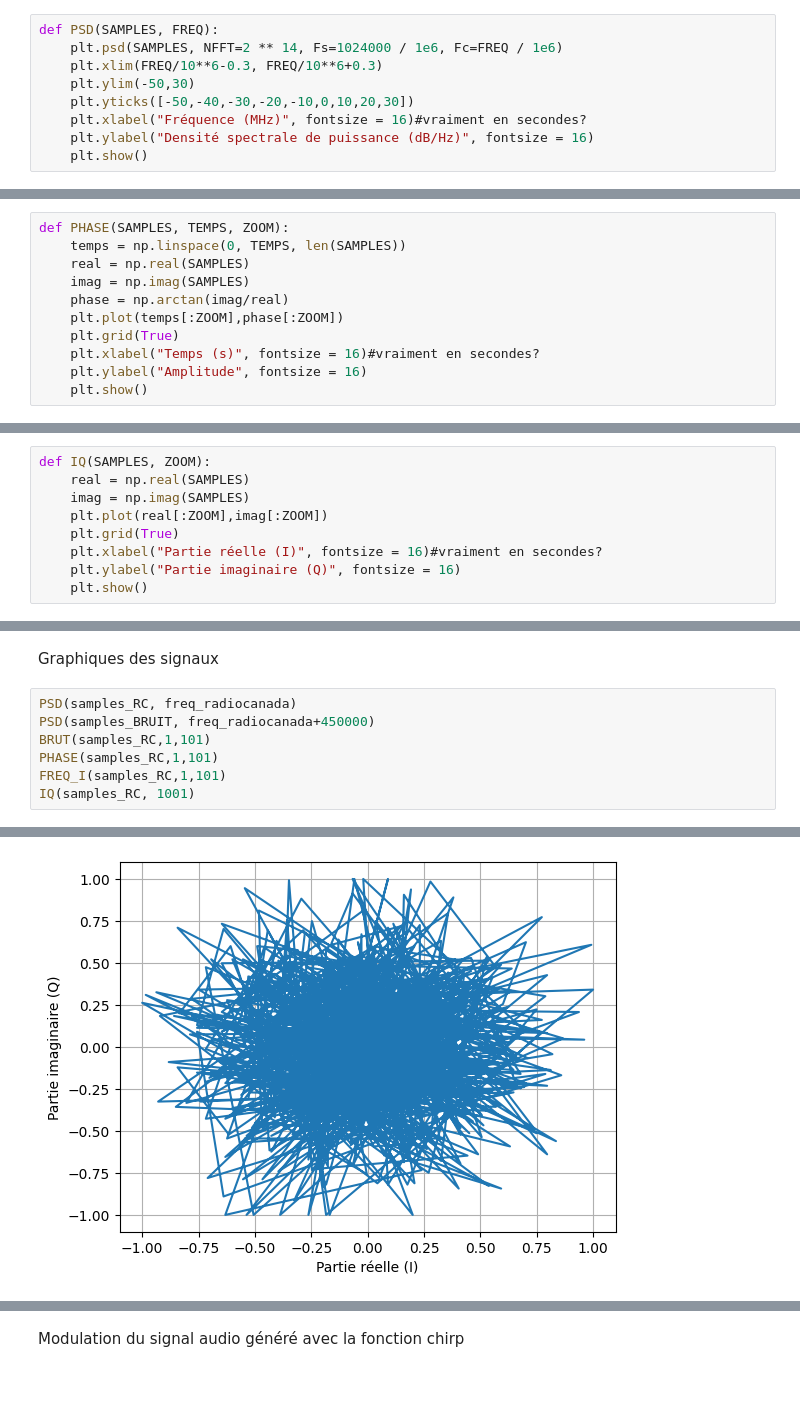
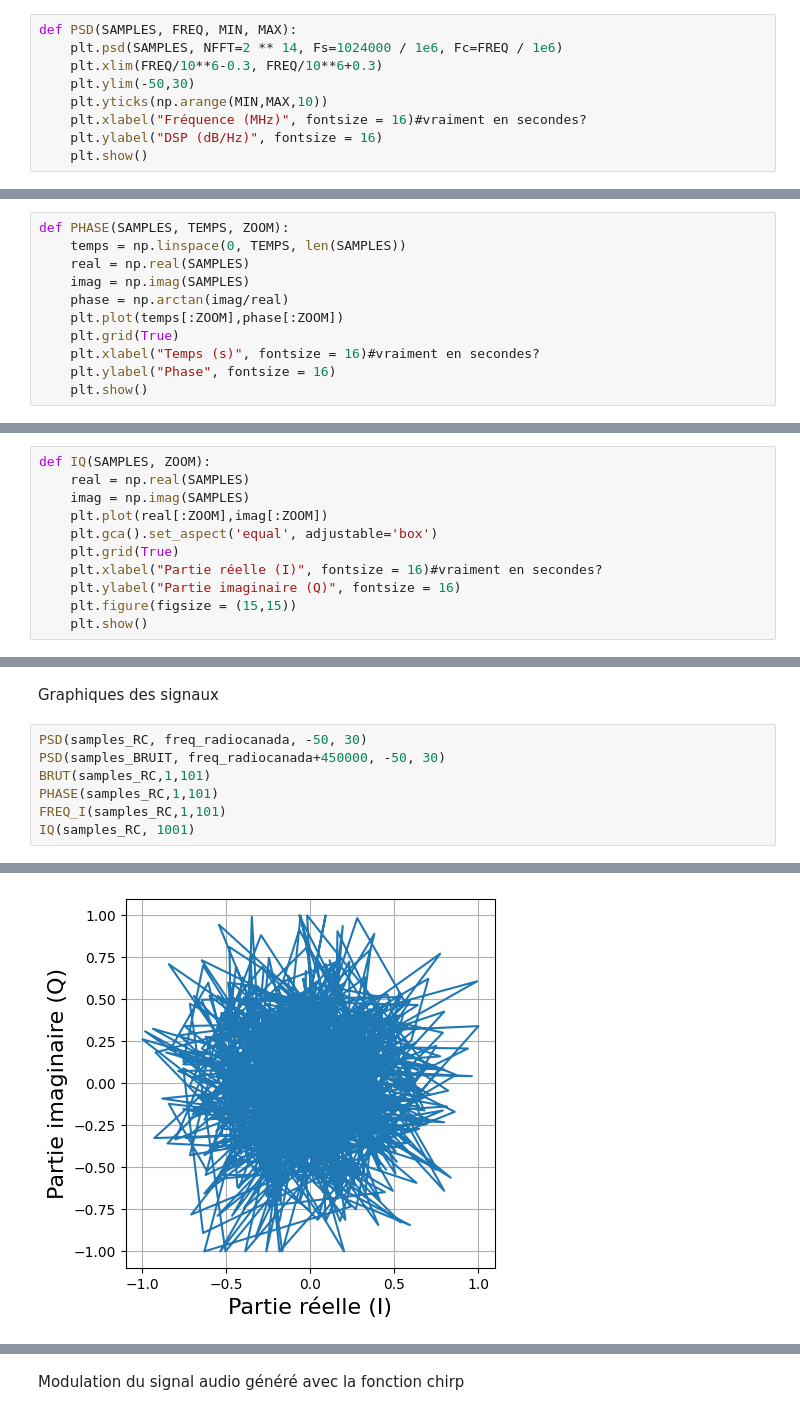
Before and after one commit to JustineLejeune/Mandat-0, a Jupyter notebook: notebook.ipynb, the cells around one changed output, grey strips where cells are left out. Saved outputs shown, nothing was run; the diff lists cells and outputs as text; blank space fills up the shorter version.

```diff
--- a/notebook.ipynb
+++ b/notebook.ipynb
@@ -22,13 +22,13 @@ def Enregistrement(FREQ, TEMPS):
 # %% [markdown]
 Graphique de la densité spectrale de puissance
 # %%
-def PSD(SAMPLES, FREQ):
+def PSD(SAMPLES, FREQ, MIN, MAX):
     plt.psd(SAMPLES, NFFT=2 ** 14, Fs=1024000 / 1e6, Fc=FREQ / 1e6)
     plt.xlim(FREQ/10**6-0.3, FREQ/10**6+0.3)
     plt.ylim(-50,30)
-    plt.yticks([-50,-40,-30,-20,-10,0,10,20,30])
+    plt.yticks(np.arange(MIN,MAX,10))
     plt.xlabel("Fréquence (MHz)", fontsize = 16)#vraiment en secondes?
-    plt.ylabel("Densité spectrale de puissance (dB/Hz)", fontsize = 16)
+    plt.ylabel("DSP (dB/Hz)", fontsize = 16)
     plt.show()
 # %% [markdown]
 Graphique des signaux bruts, partie réelle et imaginaire
@@ -55,7 +55,7 @@ def PHASE(SAMPLES, TEMPS, ZOOM):
     plt.plot(temps[:ZOOM],phase[:ZOOM])
     plt.grid(True)
     plt.xlabel("Temps (s)", fontsize = 16)#vraiment en secondes?
-    plt.ylabel("Amplitude", fontsize = 16)
+    plt.ylabel("Phase", fontsize = 16)
     plt.show()
 # %% [markdown]
 Graphique de la fréquence instantanée
@@ -78,9 +78,11 @@ def IQ(SAMPLES, ZOOM):
     real = np.real(SAMPLES)
     imag = np.imag(SAMPLES)
     plt.plot(real[:ZOOM],imag[:ZOOM])
+    plt.gca().set_aspect('equal', adjustable='box')
     plt.grid(True)
     plt.xlabel("Partie réelle (I)", fontsize = 16)#vraiment en secondes?
     plt.ylabel("Partie imaginaire (Q)", fontsize = 16)
+    plt.figure(figsize = (15,15))
     plt.show()
 # %% [markdown]
 Acquisition des signaux
@@ -91,8 +93,8 @@ samples_BRUIT = Enregistrement(freq_radiocanada+450000,10)
 # %% [markdown]
 Graphiques des signaux
 # %%
-PSD(samples_RC, freq_radiocanada)
-PSD(samples_BRUIT, freq_radiocanada+450000)
+PSD(samples_RC, freq_radiocanada, -50, 30)
+PSD(samples_BRUIT, freq_radiocanada+450000, -50, 30)
 BRUT(samples_RC,1,101)
 PHASE(samples_RC,1,101)
 FREQ_I(samples_RC,1,101)
@@ -106 +108 @@ IQ(samples_RC, 1001)
-[figure, old version]
+[figure, new version]
```
Also changed, not shown: parts of 3 cells of this notebook.
